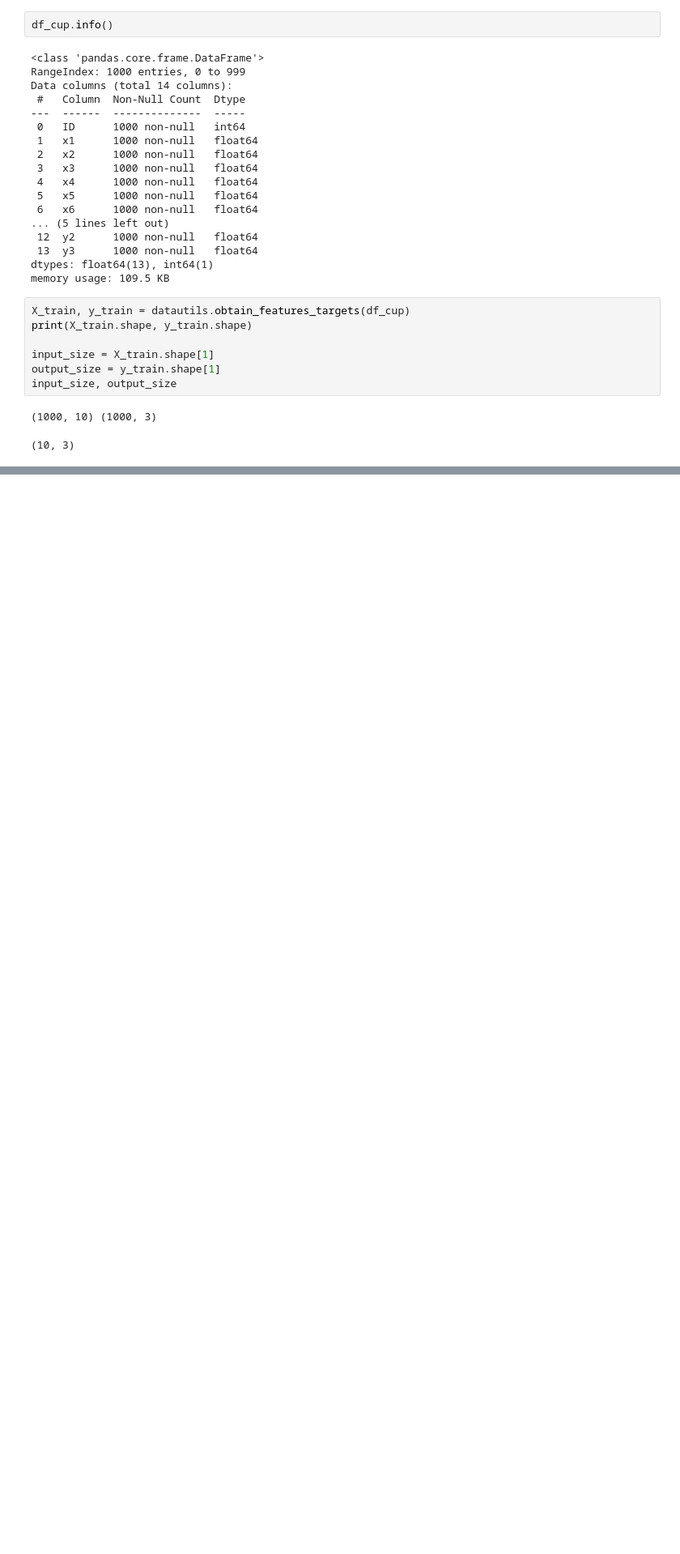
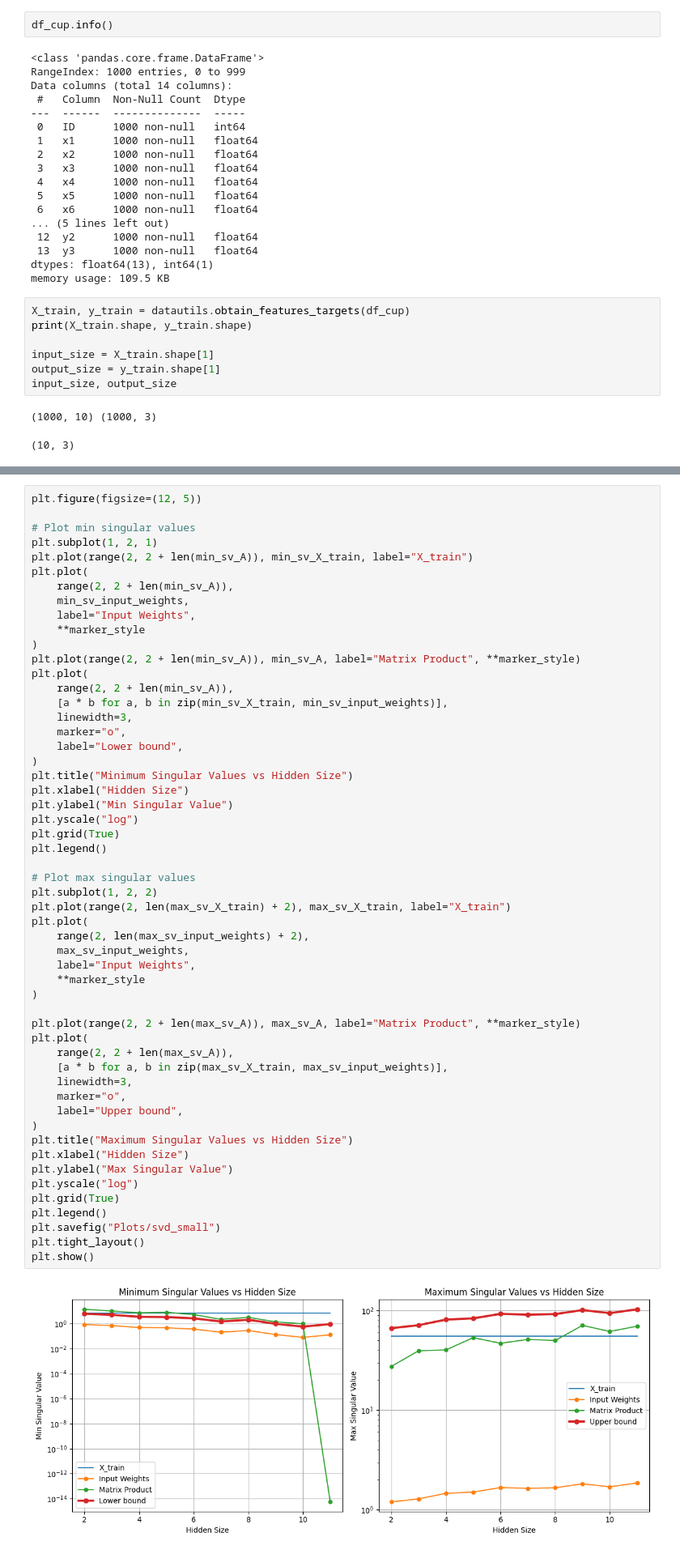
Before and after one commit to SaulUrso/Extreme-Learning-Machine, a Jupyter notebook: nesterov.ipynb, the cells around one changed output, grey strips where cells are left out. Shown: that part at 81% size. Cells and saved outputs as stored; diff of their text form; blank space fills up the shorter version.

```diff
--- a/nesterov.ipynb
+++ b/nesterov.ipynb
@@ -551,0 +240,56 @@ results.groupby("Initialization type")[["Train", "Validation", "Time"]].agg(
+# %%
+plt.figure(figsize=(12, 5))
+
+# Plot min singular values
+plt.subplot(1, 2, 1)
+plt.plot(range(2, 2 + len(min_sv_A)), min_sv_X_train, label="X_train")
+plt.plot(
+    range(2, 2 + len(min_sv_A)),
+    min_sv_input_weights,
+    label="Input Weights",
+    **marker_style
+)
+plt.plot(range(2, 2 + len(min_sv_A)), min_sv_A, label="Matrix Product", **marker_style)
+plt.plot(
+    range(2, 2 + len(min_sv_A)),
+    [a * b for a, b in zip(min_sv_X_train, min_sv_input_weights)],
+    linewidth=3,
+    marker="o",
+    label="Lower bound",
+)
+plt.title("Minimum Singular Values vs Hidden Size")
+plt.xlabel("Hidden Size")
+plt.ylabel("Min Singular Value")
+plt.yscale("log")
+plt.grid(True)
+plt.legend()
+
+# Plot max singular values
+plt.subplot(1, 2, 2)
+plt.plot(range(2, len(max_sv_X_train) + 2), max_sv_X_train, label="X_train")
+plt.plot(
+    range(2, len(max_sv_input_weights) + 2),
+    max_sv_input_weights,
+    label="Input Weights",
+    **marker_style
+)
+
+plt.plot(range(2, 2 + len(max_sv_A)), max_sv_A, label="Matrix Product", **marker_style)
+plt.plot(
+    range(2, 2 + len(max_sv_A)),
+    [a * b for a, b in zip(max_sv_X_train, max_sv_input_weights)],
+    linewidth=3,
+    marker="o",
+    label="Upper bound",
+)
+plt.title("Maximum Singular Values vs Hidden Size")
+plt.xlabel("Hidden Size")
+plt.ylabel("Max Singular Value")
+plt.yscale("log")
+plt.grid(True)
+plt.legend()
+plt.savefig("Plots/svd_small")
+plt.tight_layout()
+plt.show()
+# %% [output]
+[figure, added]
```
Also changed, not shown: parts of 38 cells of this notebook, 8 other files.
